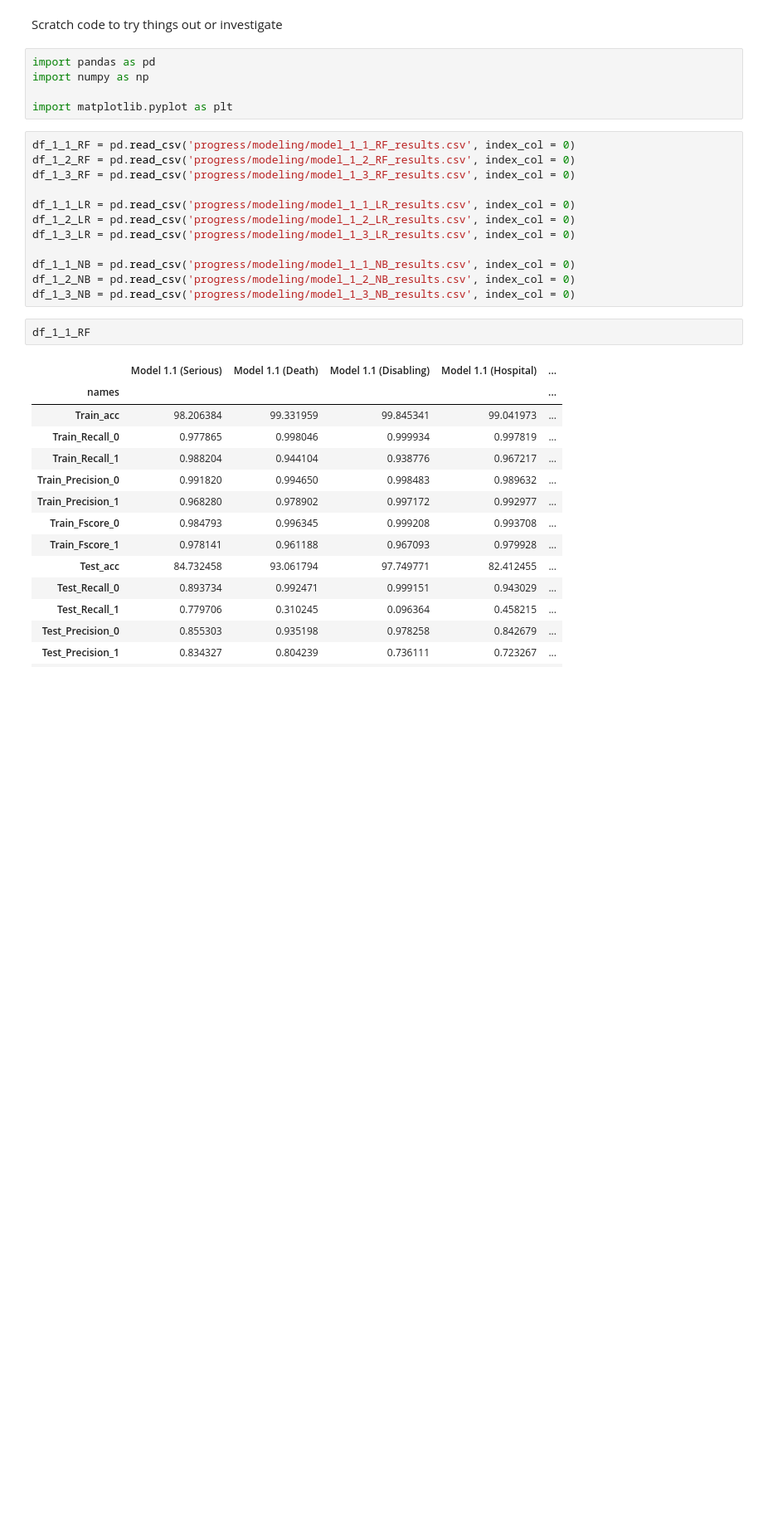
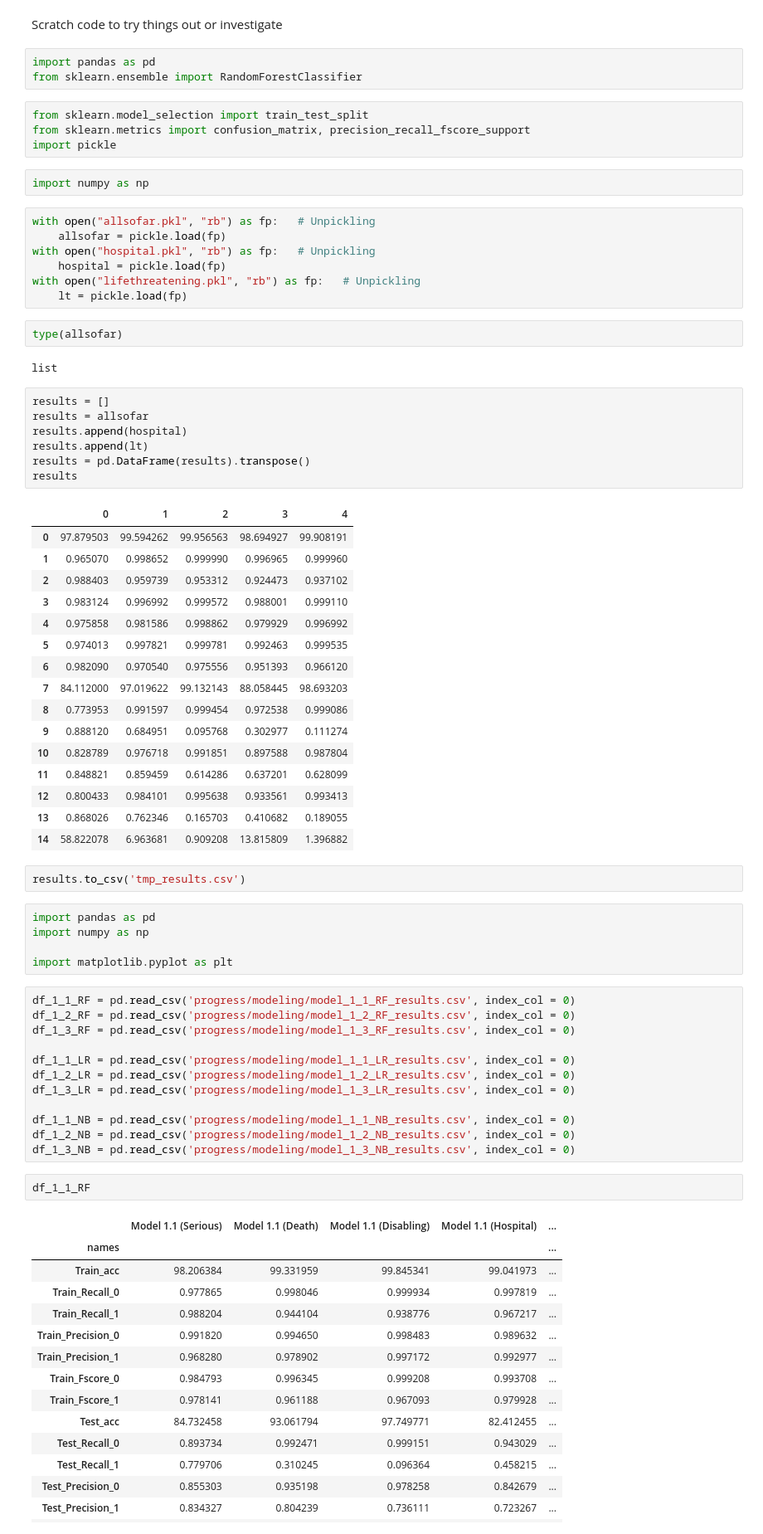
Before and after one commit to spwhite1337/FDA_Drugs_Insight_, a Jupyter notebook: FDA_Scratch_v1.ipynb, the cells around one changed output. Shown: that part at 83% size. Saved outputs shown, nothing was run; the diff lists cells and outputs as text; blank space fills up the shorter version.

```diff
--- a/FDA_Scratch_v1.ipynb
+++ b/FDA_Scratch_v1.ipynb
@@ -1,5 +1,51 @@
 # %% [markdown]
 Scratch code to try things out or investigate
+# %%
+import pandas as pd
+from sklearn.ensemble import RandomForestClassifier
+# %%
+from sklearn.model_selection import train_test_split
+from sklearn.metrics import confusion_matrix, precision_recall_fscore_support
+import pickle
+# %%
+import numpy as np
+# %%
+with open("allsofar.pkl", "rb") as fp:   # Unpickling
+    allsofar = pickle.load(fp)
+with open("hospital.pkl", "rb") as fp:   # Unpickling
+    hospital = pickle.load(fp)
+with open("lifethreatening.pkl", "rb") as fp:   # Unpickling
+    lt = pickle.load(fp)
+# %%
+type(allsofar)
+# %% [output]
+list
+# %%
+results = []
+results = allsofar
+results.append(hospital)
+results.append(lt)
+results = pd.DataFrame(results).transpose()
+results
+# %% [output]
+|  | 0 | 1 | 2 | 3 | 4 |
+| 0 | 97.879503 | 99.594262 | 99.956563 | 98.694927 | 99.908191 |
+| 1 | 0.965070 | 0.998652 | 0.999990 | 0.996965 | 0.999960 |
+| 2 | 0.988403 | 0.959739 | 0.953312 | 0.924473 | 0.937102 |
+| 3 | 0.983124 | 0.996992 | 0.999572 | 0.988001 | 0.999110 |
+| 4 | 0.975858 | 0.981586 | 0.998862 | 0.979929 | 0.996992 |
+| 5 | 0.974013 | 0.997821 | 0.999781 | 0.992463 | 0.999535 |
+| 6 | 0.982090 | 0.970540 | 0.975556 | 0.951393 | 0.966120 |
+| 7 | 84.112000 | 97.019622 | 99.132143 | 88.058445 | 98.693203 |
+| 8 | 0.773953 | 0.991597 | 0.999454 | 0.972538 | 0.999086 |
+| 9 | 0.888120 | 0.684951 | 0.095768 | 0.302977 | 0.111274 |
+| 10 | 0.828789 | 0.976718 | 0.991851 | 0.897588 | 0.987804 |
+| 11 | 0.848821 | 0.859459 | 0.614286 | 0.637201 | 0.628099 |
+| 12 | 0.800433 | 0.984101 | 0.995638 | 0.933561 | 0.993413 |
+| 13 | 0.868026 | 0.762346 | 0.165703 | 0.410682 | 0.189055 |
+| 14 | 58.822078 | 6.963681 | 0.909208 | 13.815809 | 1.396882 |
+# %%
+results.to_csv('tmp_results.csv')
 # %%
 import pandas as pd
 import numpy as np
```
Also changed, not shown: 9 other files.
